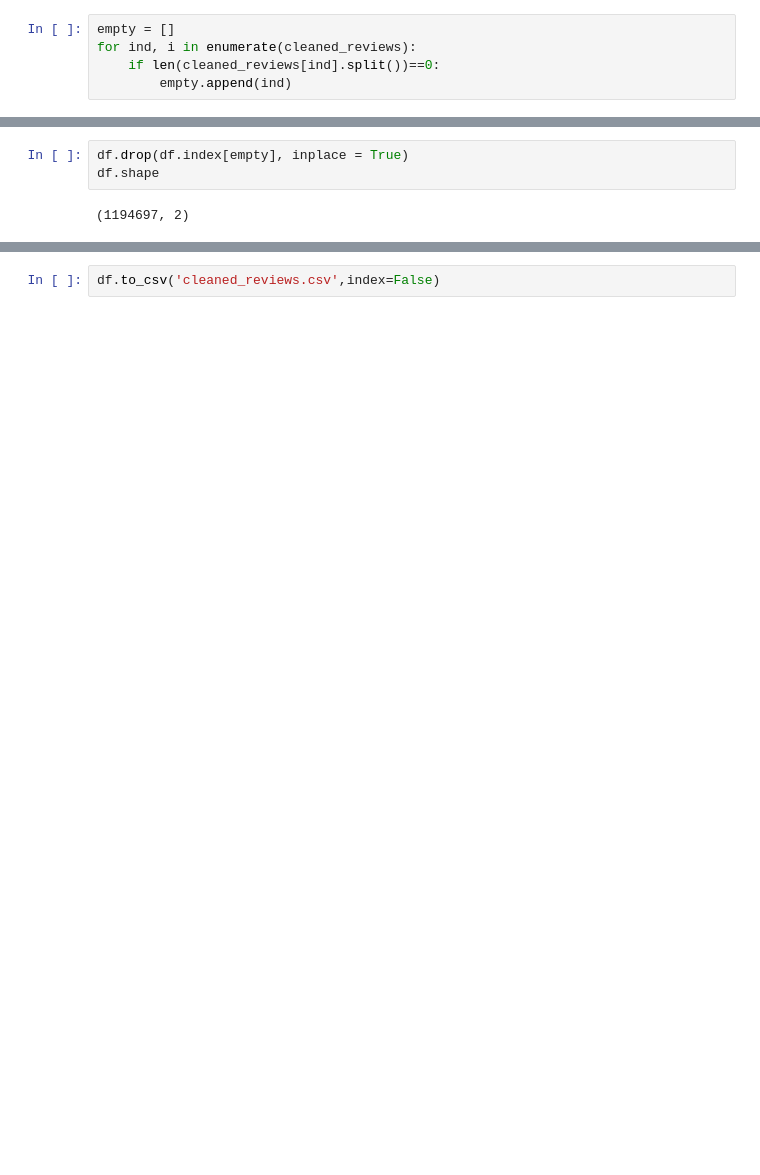
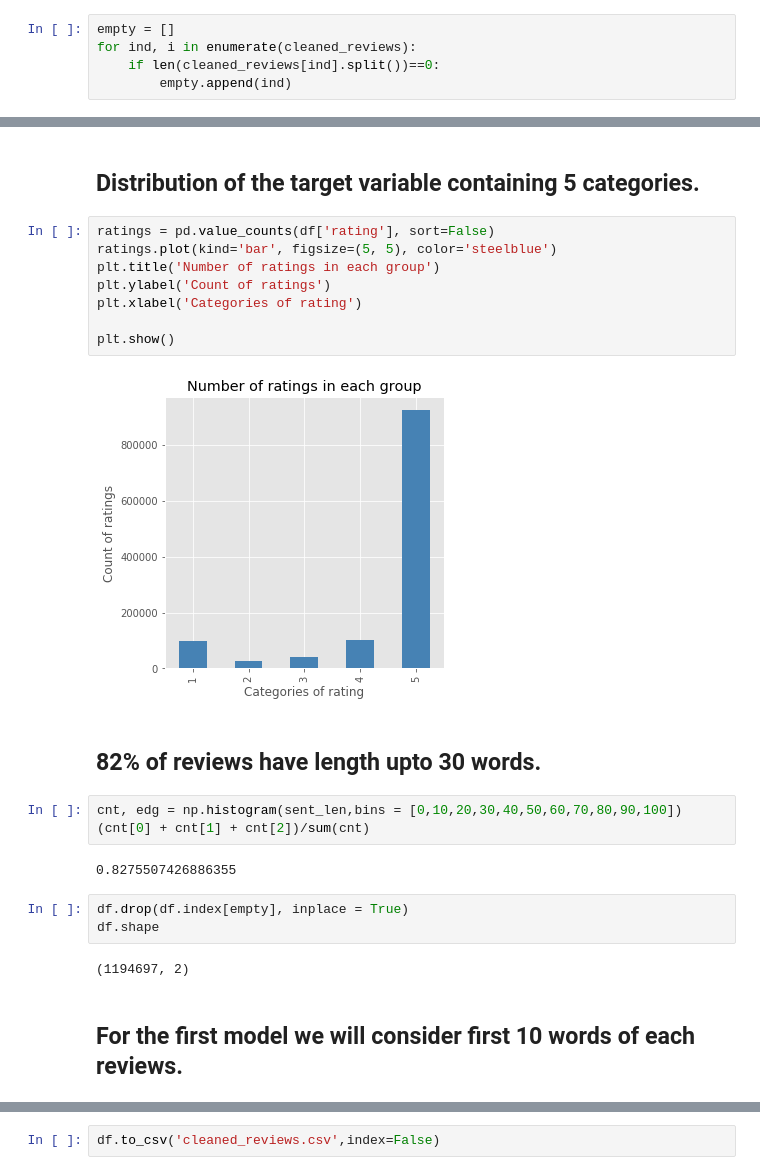
Before and after one commit to pranavdesh08/NLP, a Jupyter notebook: cleaned_data.ipynb, the cells around one changed output, grey strips where cells are left out. Drawn from its saved outputs; the diff is of its cells as text; blank space fills up the shorter version.

```diff
--- a/cleaned_data.ipynb
+++ b/cleaned_data.ipynb
@@ -133,5 +159,26 @@ for ind, i in enumerate(cleaned_reviews):
+# %% [markdown]
+## Distribution of the target variable containing 5 categories.
+# %%
+ratings = pd.value_counts(df['rating'], sort=False)
+ratings.plot(kind='bar', figsize=(5, 5), color='steelblue')
+plt.title('Number of ratings in each group')
+plt.ylabel('Count of ratings')
+plt.xlabel('Categories of rating')
+
+plt.show()
+# %% [output]
+[figure, added]
+# %% [markdown]
+## 82% of reviews have length upto 30 words.
+# %%
+cnt, edg = np.histogram(sent_len,bins = [0,10,20,30,40,50,60,70,80,90,100])
+(cnt[0] + cnt[1] + cnt[2])/sum(cnt)
+# %% [output]
+0.8275507426886355
 # %%
 df.drop(df.index[empty], inplace = True)
 df.shape
 # %% [output]
 (1194697, 2)
+# %% [markdown]
+## For the first model we will consider first 10 words of each reviews.
```
Also changed, not shown: parts of 9 cells of this notebook, 3 other files.
